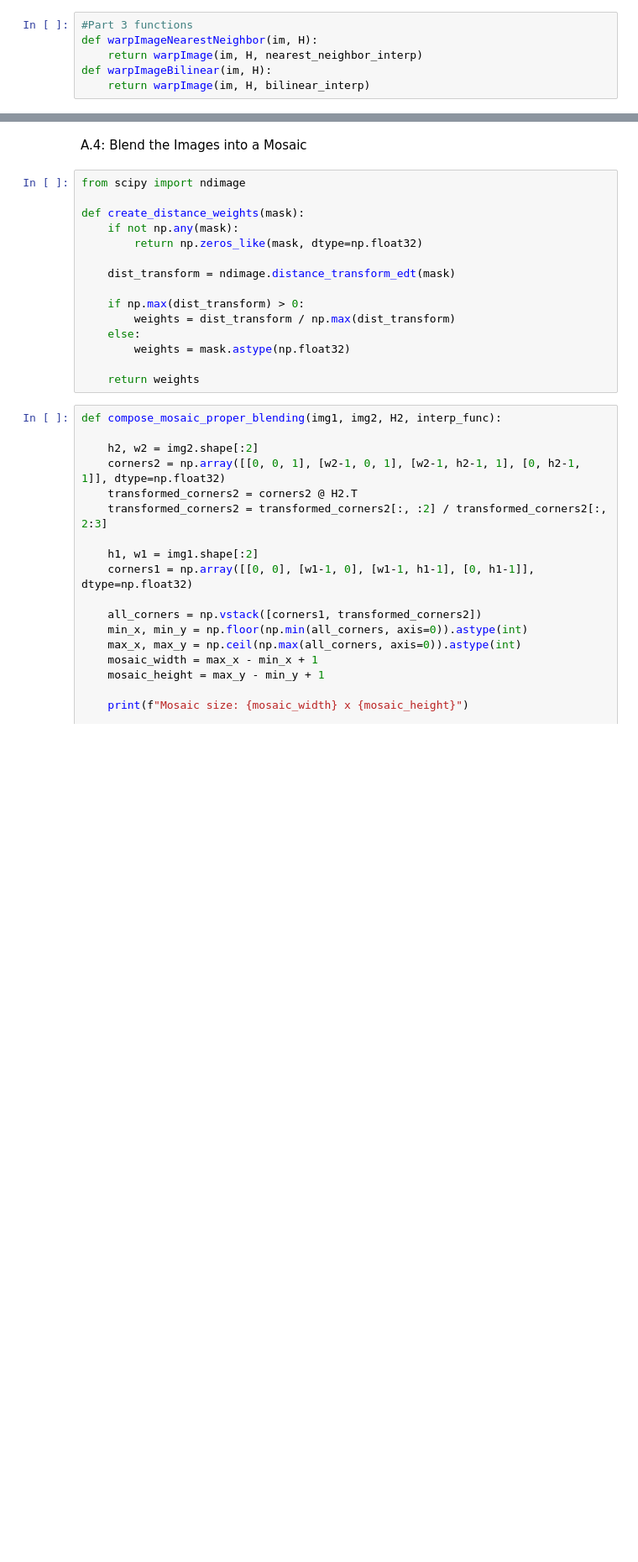
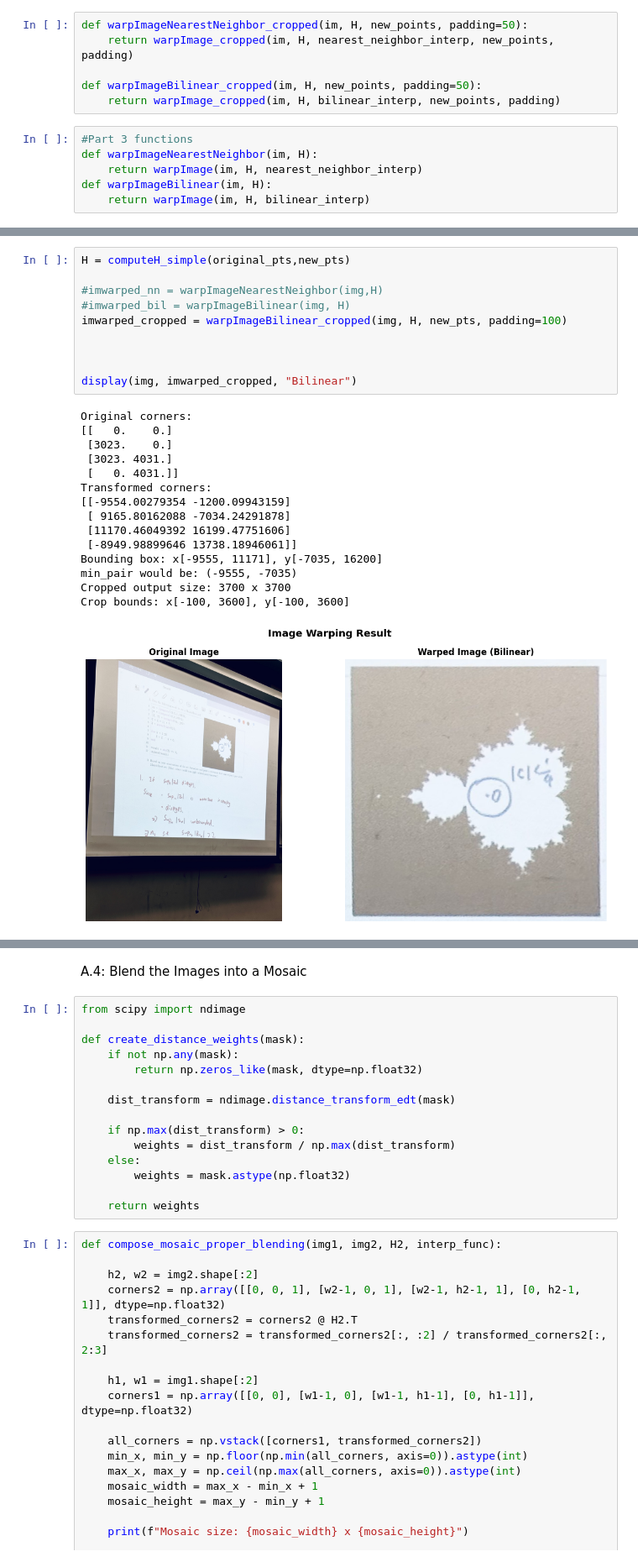
Before and after one commit to IHU3025/IHU3025.github.io, a Jupyter notebook: proj3/code/main.ipynb, the cells around one changed output, grey strips where cells are left out. Shown at 84% size. Cells and saved outputs as stored; diff of their text form; blank space fills up the shorter version.

```diff
--- a/proj3/code/main.ipynb
+++ b/proj3/code/main.ipynb
@@ -295,3 +254,9 @@ min_pair: (np.int64(797), np.int64(57))
+# %%
+def warpImageNearestNeighbor_cropped(im, H, new_points, padding=50):
+    return warpImage_cropped(im, H, nearest_neighbor_interp, new_points, padding)
+
+def warpImageBilinear_cropped(im, H, new_points, padding=50):
+    return warpImage_cropped(im, H, bilinear_interp, new_points, padding)
 # %%
 #Part 3 functions
 def warpImageNearestNeighbor(im, H):
@@ -355,3 +351,29 @@ plt.show()
+# %%
+H = computeH_simple(original_pts,new_pts)
+
+#imwarped_nn = warpImageNearestNeighbor(img,H)
+#imwarped_bil = warpImageBilinear(img, H)
+imwarped_cropped = warpImageBilinear_cropped(img, H, new_pts, padding=100)
+
+
+
+display(img, imwarped_cropped, "Bilinear")
+# %% [output]
+Original corners:
+[[   0.    0.]
+ [3023.    0.]
+ [3023. 4031.]
+ [   0. 4031.]]
+Transformed corners:
+[[-9554.00279354 -1200.09943159]
+ [ 9165.80162088 -7034.24291878]
+ [11170.46049392 16199.47751606]
+ [-8949.98899646 13738.18946061]]
+Bounding box: x[-9555, 11171], y[-7035, 16200]
+min_pair would be: (-9555, -7035)
+Cropped output size: 3700 x 3700
+Crop bounds: x[-100, 3600], y[-100, 3600]
+[figure, added]
 # %%
 print(f"Homography matrix:\n{H}")
 output_w, output_h, min_pair = get_output_size(img, H)
```
Also changed, not shown: parts of 16 cells of this notebook, 29 other files.
